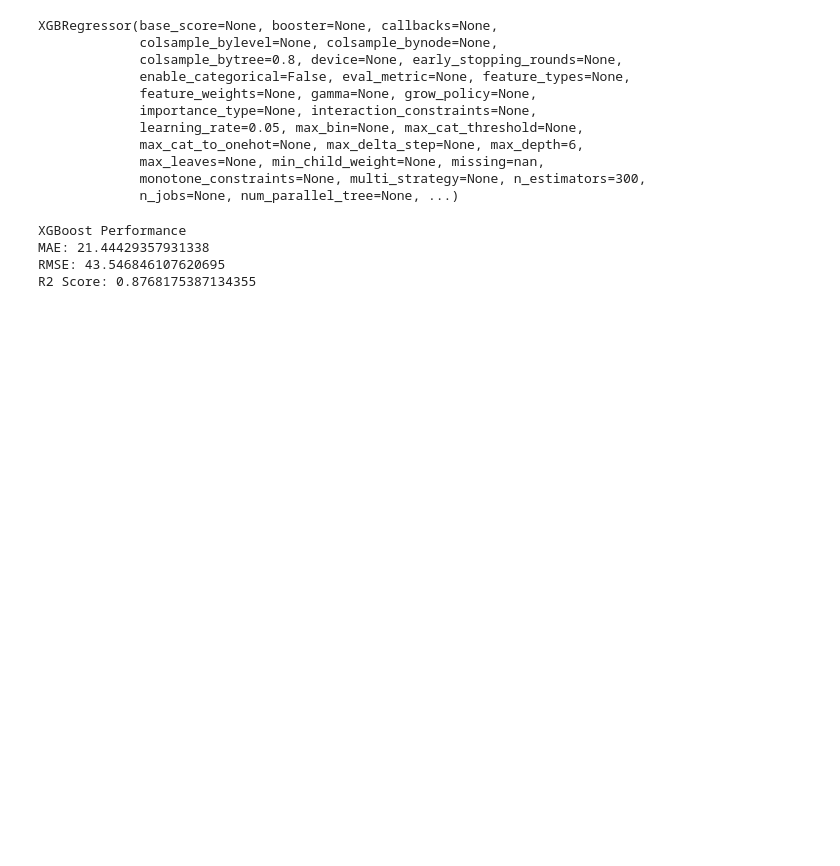
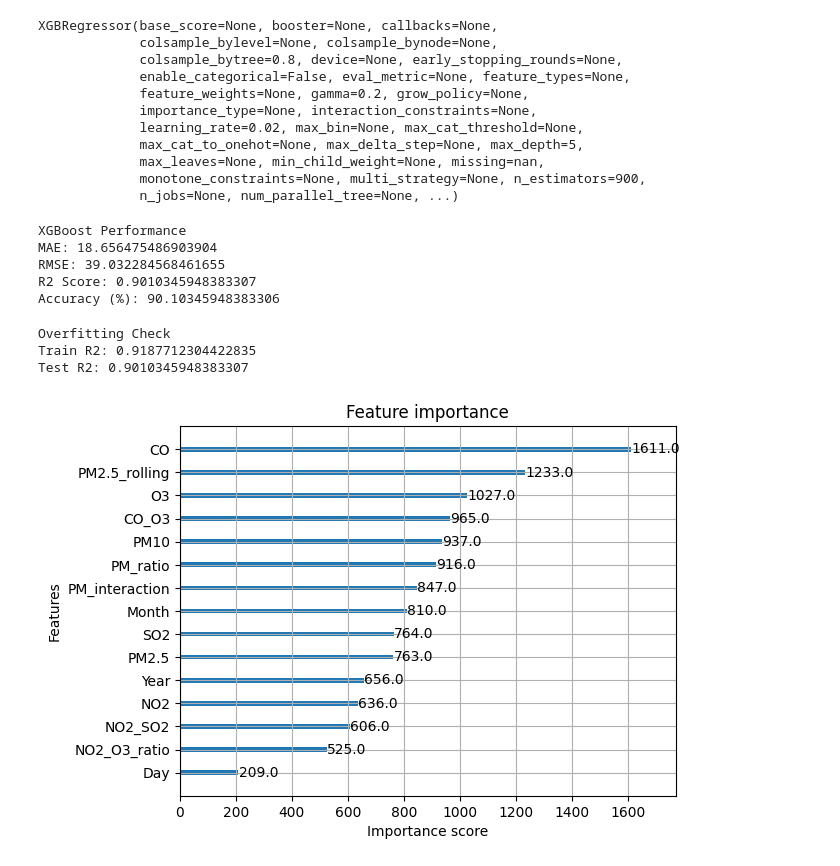
Before and after one commit to SiriVarshini04/MLC_Project-Team4, a Jupyter notebook: notebooks/06_xgboost_model.ipynb, the cells around one changed output. Cells and saved outputs as stored; diff of their text form; code cells hidden in the pictures; blank space fills up the shorter version.

```diff
--- a/notebooks/06_xgboost_model.ipynb
+++ b/notebooks/06_xgboost_model.ipynb
@@ -42,40 +74,73 @@ X_train, X_test, y_train, y_test = train_test_split(
 )
 # %%
 xgb_model = XGBRegressor(
-    n_estimators=300,
-    max_depth=6,
-    learning_rate=0.05,
+    n_estimators=900,
+    max_depth=5,
+    learning_rate=0.02,
     subsample=0.8,
     colsample_bytree=0.8,
+    gamma=0.2,
+    reg_alpha=0.5,
+    reg_lambda=2,
     random_state=42,
     objective="reg:squarederror"
 )
-
 xgb_model.fit(X_train, y_train)
 # %% [output]
 XGBRegressor(base_score=None, booster=None, callbacks=None,
              colsample_bylevel=None, colsample_bynode=None,
              colsample_bytree=0.8, device=None, early_stopping_rounds=None,
              enable_categorical=False, eval_metric=None, feature_types=None,
-             feature_weights=None, gamma=None, grow_policy=None,
+             feature_weights=None, gamma=0.2, grow_policy=None,
              importance_type=None, interaction_constraints=None,
-             learning_rate=0.05, max_bin=None, max_cat_threshold=None,
-             max_cat_to_onehot=None, max_delta_step=None, max_depth=6,
+             learning_rate=0.02, max_bin=None, max_cat_threshold=None,
+             max_cat_to_onehot=None, max_delta_step=None, max_depth=5,
              max_leaves=None, min_child_weight=None, missing=nan,
-             monotone_constraints=None, multi_strategy=None, n_estimators=300,
+             monotone_constraints=None, multi_strategy=None, n_estimators=900,
              n_jobs=None, num_parallel_tree=None, ...)
 # %%
-xgb_pred = xgb_model.predict(X_test)
+y_pred_log = xgb_model.predict(X_test)
+
+# Convert back from log
+y_pred = np.expm1(y_pred_log)
+y_test_actual = np.expm1(y_test)
+
+mae = mean_absolute_error(y_test_actual, y_pred)
+rmse = np.sqrt(mean_squared_error(y_test_actual, y_pred))
+r2 = r2_score(y_test_actual, y_pred)
 
 print("XGBoost Performance")
-print("MAE:", mean_absolute_error(y_test, xgb_pred))
-print("RMSE:", mean_squared_error(y_test, xgb_pred, squared=False))
-print("R2 Score:", r2_score(y_test, xgb_pred))
+print("MAE:", mae)
+print("RMSE:", rmse)
+print("R2 Score:", r2)
+print("Accuracy (%):", r2 * 100)
 # %% [output]
 XGBoost Performance
-MAE: 21.44429357931338
-RMSE: 43.546846107620695
-R2 Score: 0.8768175387134355
+MAE: 18.656475486903904
+RMSE: 39.032284568461655
+R2 Score: 0.9010345948383307
+Accuracy (%): 90.10345948383306
+# %%
+train_pred = np.expm1(xgb_model.predict(X_train))
+train_actual = np.expm1(y_train)
+
+train_r2 = r2_score(train_actual, train_pred)
+
+print("\nOverfitting Check")
+print("Train R2:", train_r2)
+print("Test R2:", r2)
+# %% [output]
+Overfitting Check
+Train R2: 0.9187712304422835
+Test R2: 0.9010345948383307
+# %%
+from xgboost import plot_importance
+import matplotlib.pyplot as plt
+
+plot_importance(xgb_model)
+plt.show()
+# %% [output]
+[figure, added]
 # %%
 ## Model Comparison
 
```
Also changed, not shown: parts of 7 cells of this notebook, 2 other files.
